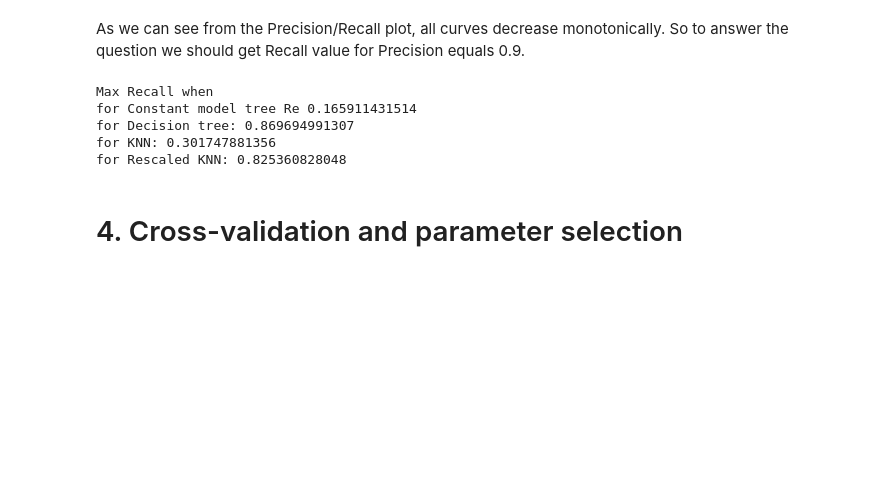
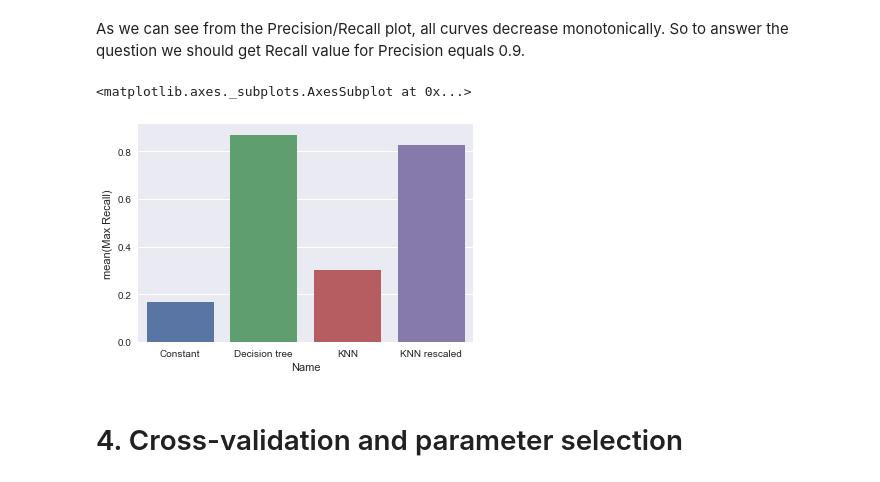
Before and after one commit to Rhymmor/ML-course-reports, a Jupyter notebook: Spam classification report/Model Evaluation.ipynb, the cells around one changed output. Cells and saved outputs as stored; diff of their text form; code cells hidden in the pictures; blank space fills up the shorter version.

```diff
--- a/Spam classification report/Model Evaluation.ipynb
+++ b/Spam classification report/Model Evaluation.ipynb
@@ -945,18 +783,14 @@ def get_recall(model):
         point1 = [model['precr'][1], model['recr'][1]]
         point2 = [model['precr'][2], model['recr'][2]]
         return y_from_plot(point2, point1, x)
-# %%
-print "Max Recall when "
-print "for Constant model tree Re", get_recall(const1)
-print "for Decision tree:", get_recall(dts)
-print "for KNN:", get_recall(knn)
-print "for Rescaled KNN:", get_recall(knnr)
-# %% [output]
-Max Recall when
-for Constant model tree Re 0.165911431514
-for Decision tree: 0.869694991307
-for KNN: 0.301747881356
-for Rescaled KNN: 0.825360828048
+# %%
+recall = pd.DataFrame({})
+recall['Name'] = ['Constant', 'Decision tree', 'KNN', 'KNN rescaled']
+recall['Max Recall'] = [get_recall(const1), get_recall(dts), get_recall(knn), get_recall(knnr)]
+sns.barplot(x='Name', y='Max Recall', data=recall)
+# %% [output]
+<matplotlib.axes._subplots.AxesSubplot at 0x...>
+[figure, added]
 # %% [markdown]
 # 4. Cross-validation and parameter selection
 # %% [markdown]
```
Also changed, not shown: parts of 50 cells of this notebook.
